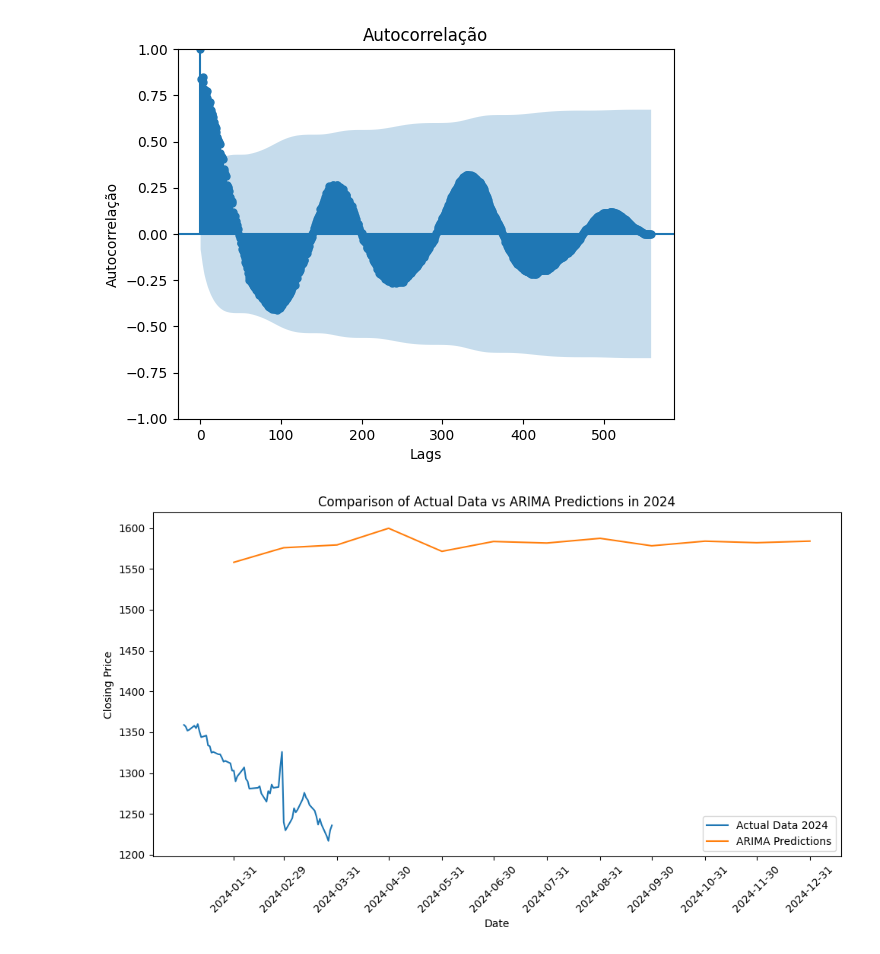
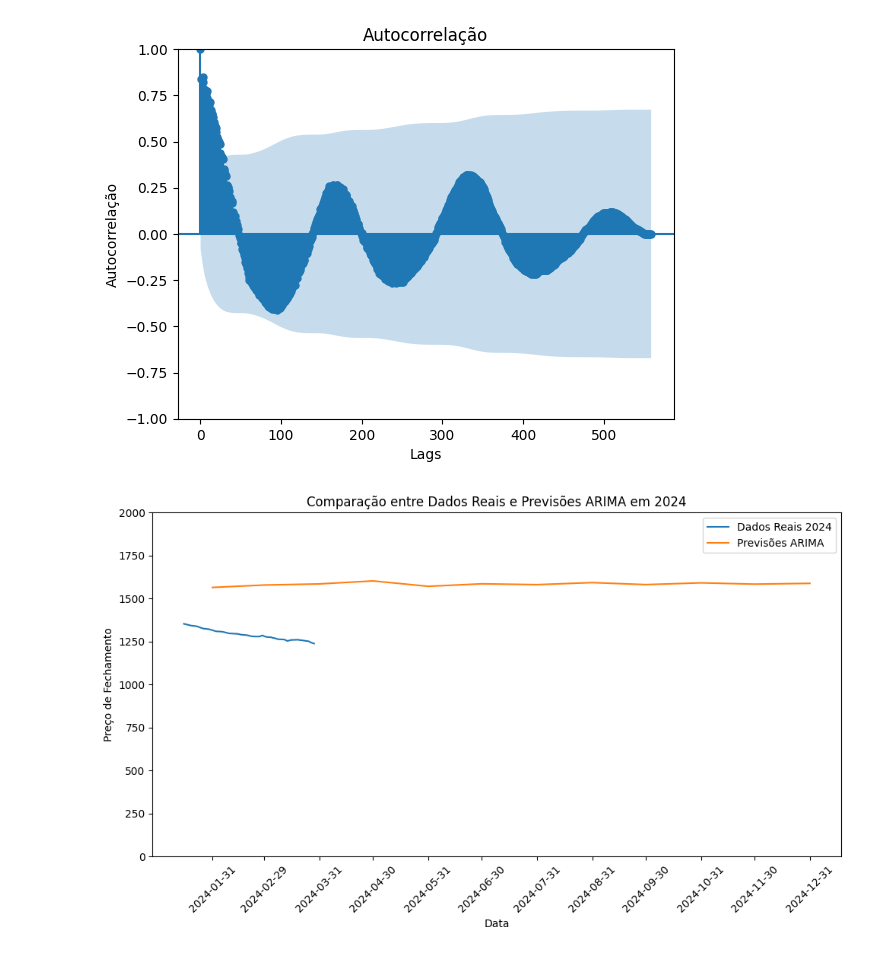
Before and after one commit to fdemarque/academico-datascience, a Jupyter notebook: atividade-reg-logistica/atividade-reg-log.ipynb, the cells around one changed output. Saved outputs shown, nothing was run; the diff lists cells and outputs as text; code cells hidden in the pictures.

Commit message:
dados reais suavizados, grafico ajustado, trabalho finalizado

```diff
--- a/atividade-reg-logistica/atividade-reg-log.ipynb
+++ b/atividade-reg-logistica/atividade-reg-log.ipynb
@@ -82,29 +82,35 @@ plt.show()
 # %%
 # configurando do modelo ARIMA
 
-model = ARIMA(train_data['closing-price'], order=(5,1,0))
+model = ARIMA(train_data['closing-price'], order=(5,1,5)) # através dos dados de autocorrelação defini o pdq do ARIMA
 model_fit = model.fit()
 # %%
 # fazendo previsões para 2024
 
 predictions = model_fit.forecast(steps=12)
 # %%
+# suavizando dados reais para plot do gráfico
+
+window_size = 10 # utilizei uma escala de suavização bem agressiva
+test_data['smoothed'] = test_data['closing-price'].rolling(window=window_size).mean()
+
 # criando DataFrame para as previsões
 
 predicted_dates = pd.date_range(start='2024-01-01', periods=12, freq='M')
 predicted_data = pd.DataFrame({'date': predicted_dates, 'predicted': predictions})
 
 # plotando o gráfico
 
 plt.figure(figsize=(10, 6))
-plt.plot(test_data['date'], test_data['closing-price'], label='Actual Data 2024')
-plt.plot(predicted_data['date'], predicted_data['predicted'], label='ARIMA Predictions')
-plt.xlabel('Date')
-plt.ylabel('Closing Price')
-plt.title('Comparison of Actual Data vs ARIMA Predictions in 2024')
+plt.plot(test_data['date'], test_data['smoothed'], label='Dados Reais 2024')
+plt.plot(predicted_data['date'], predicted_data['predicted'], label='Previsões ARIMA')
+plt.xlabel('Data')
+plt.ylabel('Preço de Fechamento')
+plt.title('Comparação entre Dados Reais e Previsões ARIMA em 2024')
 plt.legend()
 plt.xticks(predicted_data['date'], rotation=45)
+plt.ylim(bottom=0, top=2000) # com essa escala foi possível aproximar mais o real do previsto, visualmente falando
 plt.tight_layout()
 plt.show()
 # %% [output]
-[figure, old version]
+[figure, new version]
```
